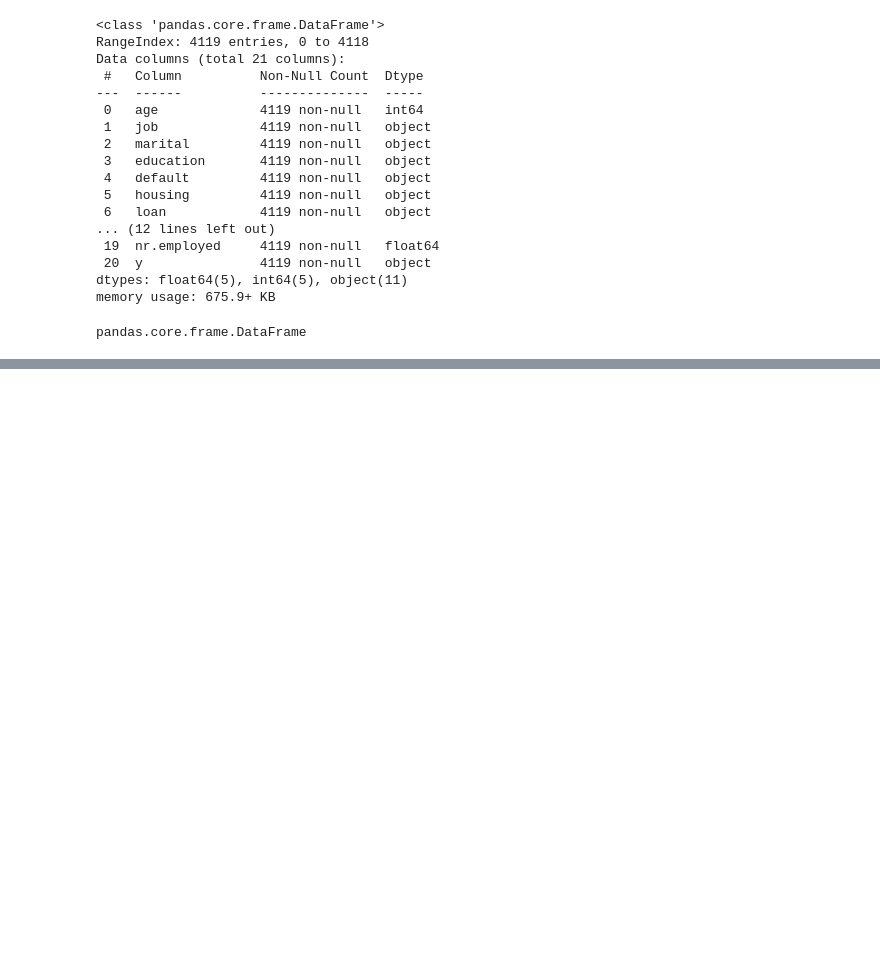
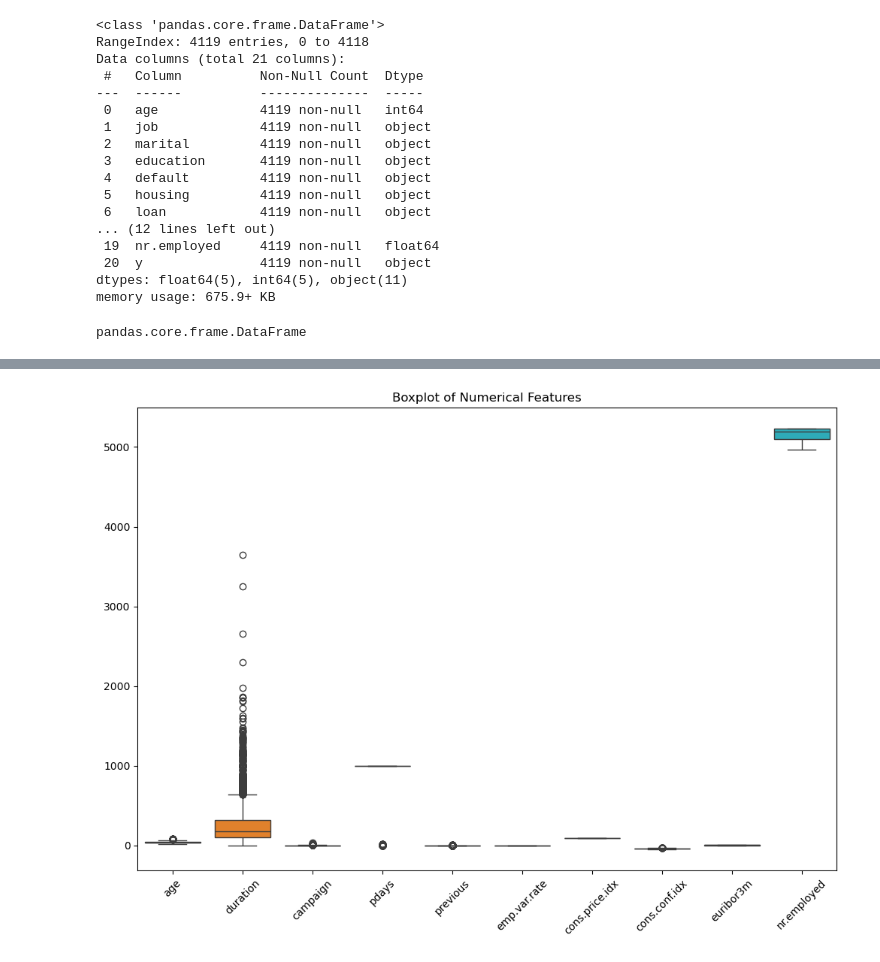
Before and after one commit to Cyber-turva/Cyber-security, a Jupyter notebook: banking_additional.ipynb, the cells around one changed output, grey strips where cells are left out. Drawn from its saved outputs; the diff is of its cells as text; code cells hidden in the pictures; blank space fills up the shorter version.

```diff
--- a/banking_additional.ipynb
+++ b/banking_additional.ipynb
@@ -57,0 +104,9 @@ could not convert string to float: 'blue-collar'
+# %%
+#Example: Boxplot of numerical features
+plt.figure(figsize=(12, 8))
+sns.boxplot(data=data[num_cols])
+plt.title("Boxplot of Numerical Features")
+plt.xticks(rotation=45)
+plt.show()
+# %% [output]
+[figure, added]
```
Also changed, not shown: parts of 12 cells of this notebook.
